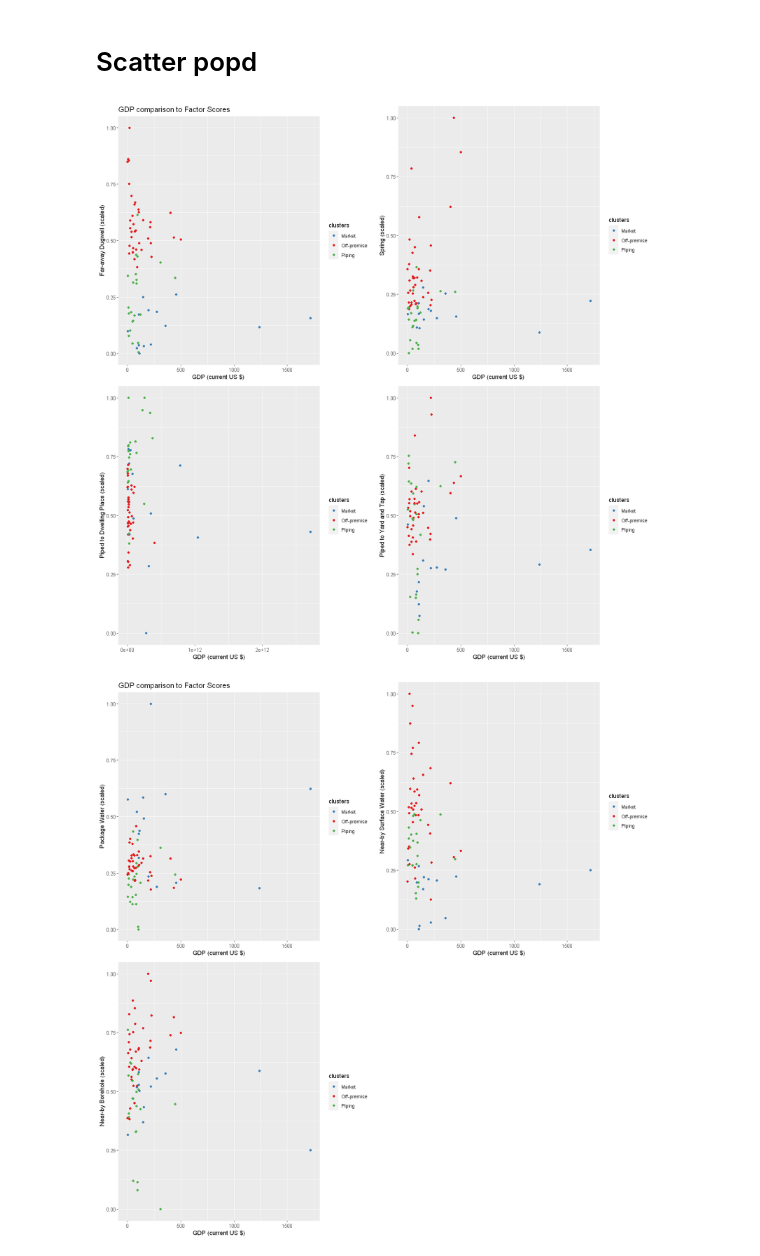
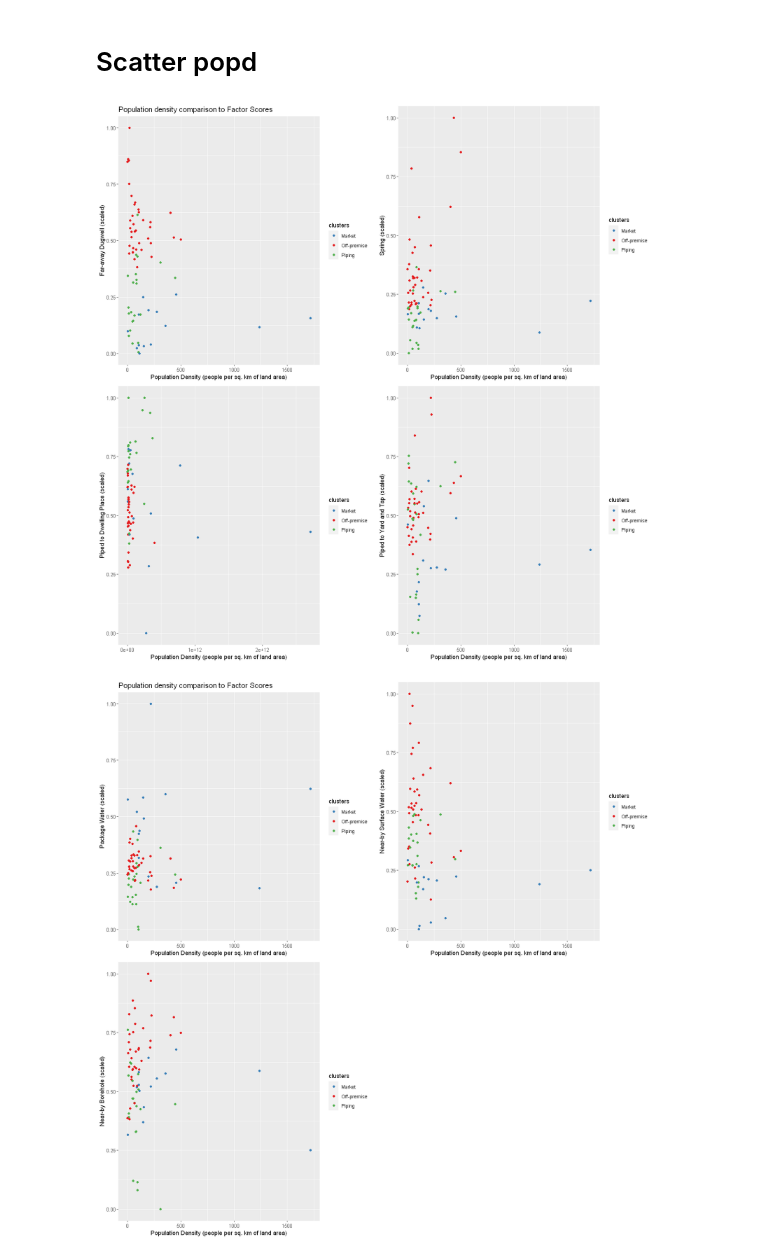
Before and after one commit to narslab/water-accessibility, a Jupyter notebook: bin/jupyter/importance-var-analysis.ipynb, the cells around one changed output. Drawn from its saved outputs; the diff is of its cells as text; code cells hidden in the pictures.

Commit message:
scatter-factors

```diff
--- a/bin/jupyter/importance-var-analysis.ipynb
+++ b/bin/jupyter/importance-var-analysis.ipynb
@@ -151,8 +151,8 @@ grid.arrange(sppw,spns,spb,  ncol=2, nrow=2, widths=c(5, 5), heights=c(5, 5))
 spd <- ggplot(df, aes(x=popd, y= Far.away.Dugwell, color=clusters)) +
   geom_point() +
   scale_color_manual(values=c('#377EB8','#E41A1C','#4DAF4A'))+
-  labs(title="GDP comparison to Factor Scores",
-       x="GDP (current US $) ", y = "Far-away Dugwell (scaled)")
+  labs(title="Population density comparison to Factor Scores",
+       x="Population Density (people per sq. km of land area)", y = "Far-away Dugwell (scaled)")
 #+ geom_text_repel(
 #    label= df$Country,
 #    nudge_x = 0.07, nudge_y = 0.07,
@@ -161,39 +161,39 @@ spd <- ggplot(df, aes(x=popd, y= Far.away.Dugwell, color=clusters)) +
 sps <- ggplot(df, aes(x=popd, y= Spring, color=clusters)) +
   geom_point() +
   scale_color_manual(values=c('#377EB8','#E41A1C','#4DAF4A'))+
   labs(title=,
-       x="GDP (current US $) ", y = "Spring (scaled)")
+       x="Population Density (people per sq. km of land area)", y = "Spring (scaled)")
 spp <- ggplot(df, aes(x=cgdp, y= Piped.to.homes, color=clusters)) +
   geom_point() +
   scale_color_manual(values=c('#377EB8','#E41A1C','#4DAF4A'))+
   labs(title=,
-       x="GDP (current US $)", y = "Piped to Dwelling Place (scaled)")
+       x="Population Density (people per sq. km of land area)", y = "Piped to Dwelling Place (scaled)")
 spy <- ggplot(df, aes(x=popd, y= Piped.to.Yard.and.Tap, color=clusters)) +
   geom_point() +
   scale_color_manual(values=c('#377EB8','#E41A1C','#4DAF4A'))+
   labs(title=,
-       x="GDP (current US $)", y = "Piped to Yard and Tap (scaled)")
+       x="Population Density (people per sq. km of land area)", y = "Piped to Yard and Tap (scaled)")
 sppw <- ggplot(df, aes(x=popd, y= Package.Water, color=clusters)) +
   geom_point() +
   scale_color_manual(values=c('#377EB8','#E41A1C','#4DAF4A'))+
-  labs(title="GDP comparison to Factor Scores",
-       x="GDP (current US $)", y = "Package Water (scaled)")
+  labs(title="Population density comparison to Factor Scores",
+       x="Population Density (people per sq. km of land area)", y = "Package Water (scaled)")
 spns <- ggplot(df, aes(x=popd, y= Near.by.Surface, color=clusters)) +
   geom_point() +
   scale_color_manual(values=c('#377EB8','#E41A1C','#4DAF4A'))+
   labs(title=,
-       x="GDP (current US $)", y = "Near-by Surface Water (scaled)")
+       x="Population Density (people per sq. km of land area)", y = "Near-by Surface Water (scaled)")
 spb <- ggplot(df, aes(x=popd, y= Near.by.borehole, color=clusters)) +
   geom_point() +
   scale_color_manual(values=c('#377EB8','#E41A1C','#4DAF4A'))+
   labs(title=,
-       x="GDP (current US $)", y = "Near-by Borehole (scaled)")
+       x="Population Density (people per sq. km of land area)", y = "Near-by Borehole (scaled)")
 
 options(repr.plot.width=14, repr.plot.height=14)
 par(mar = c(1,1,1,1))
 par(cex=1.4)
 grid.arrange(spd,sps,spp,spy , ncol=2, nrow=2, widths=c(5, 5), heights=c(5, 5))
 grid.arrange(sppw,spns,spb,  ncol=2, nrow=2, widths=c(5, 5), heights=c(5, 5))
 # %% [output]
-[figure, old version]
+[figure, new version]
-[figure, old version]
+[figure, new version]
```
Also changed, not shown: 4 other files.
